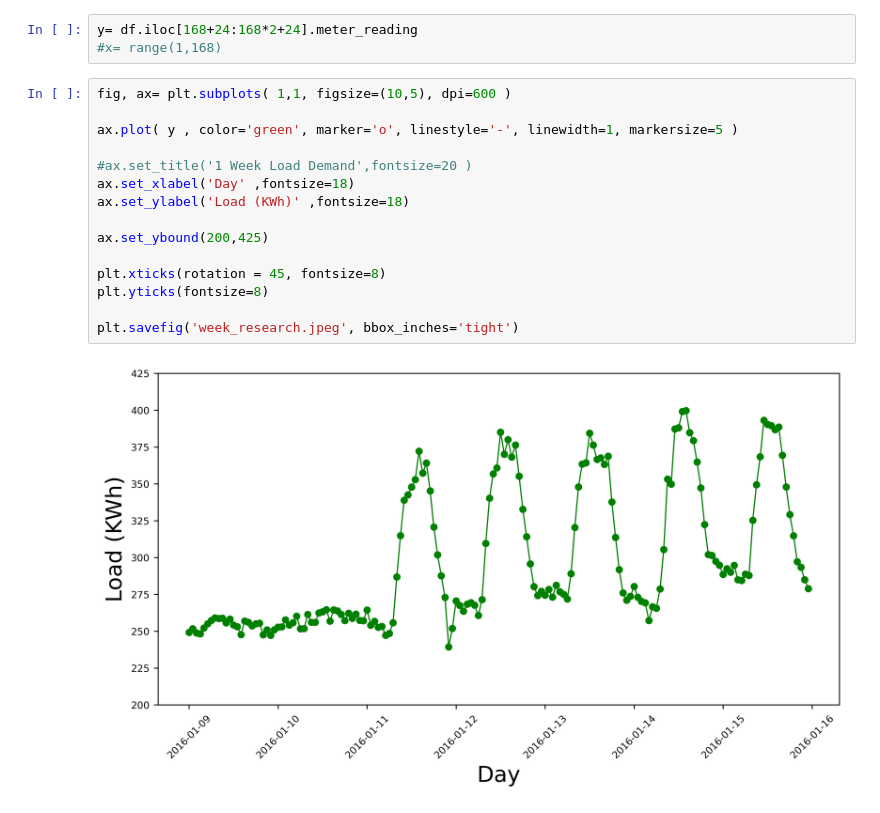
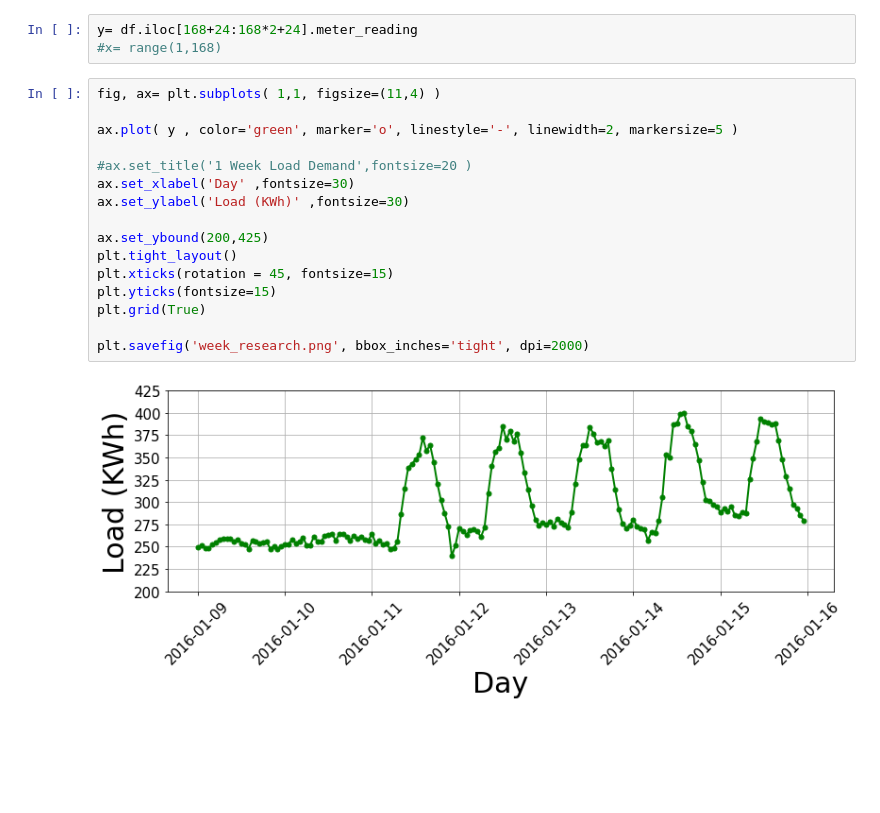
Before and after one commit to shomerthesec/Research-Buildings-Energy-forecasting-using-Deep-Learning, a Jupyter notebook: plotting_notebook.ipynb, the cells around one changed output. Cells and saved outputs as stored; diff of their text form; blank space fills up the shorter version.

```diff
--- a/plotting_notebook.ipynb
+++ b/plotting_notebook.ipynb
@@ -48,19 +42,20 @@ plotting 1 week
 y= df.iloc[168+24:168*2+24].meter_reading
 #x= range(1,168)
 # %%
-fig, ax= plt.subplots( 1,1, figsize=(10,5), dpi=600 )
+fig, ax= plt.subplots( 1,1, figsize=(11,4) )
 
-ax.plot( y , color='green', marker='o', linestyle='-', linewidth=1, markersize=5 )
+ax.plot( y , color='green', marker='o', linestyle='-', linewidth=2, markersize=5 )
 
 #ax.set_title('1 Week Load Demand',fontsize=20 )
-ax.set_xlabel('Day' ,fontsize=18)
-ax.set_ylabel('Load (KWh)' ,fontsize=18)
+ax.set_xlabel('Day' ,fontsize=30)
+ax.set_ylabel('Load (KWh)' ,fontsize=30)
 
 ax.set_ybound(200,425)
+plt.tight_layout()
+plt.xticks(rotation = 45, fontsize=15)
+plt.yticks(fontsize=15)
+plt.grid(True)
 
-plt.xticks(rotation = 45, fontsize=8)
-plt.yticks(fontsize=8)
-
-plt.savefig('week_research.jpeg', bbox_inches='tight')
+plt.savefig('week_research.png', bbox_inches='tight', dpi=2000)
 # %% [output]
-[figure, old version]
+[figure, new version]
```
Also changed, not shown: parts of 1 cell of this notebook, 6 other files.
